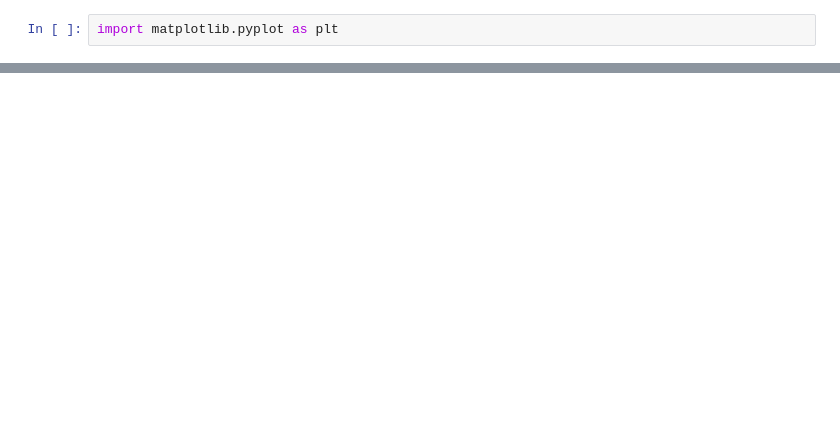
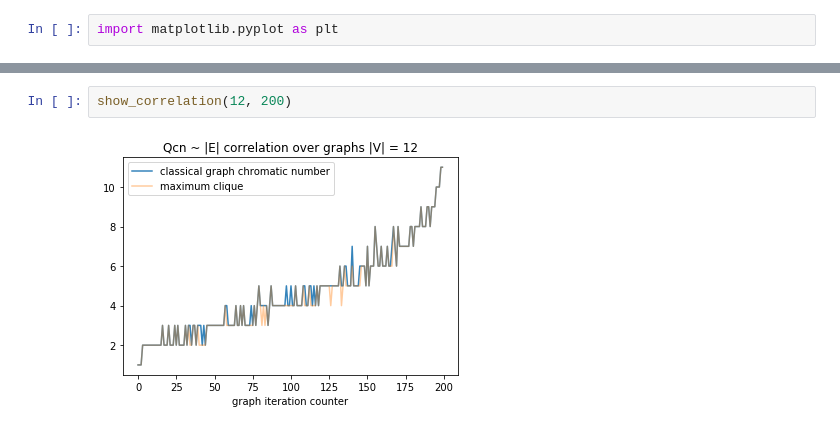
Before and after one commit to ddzunja/tensor-network-algorithm, a Jupyter notebook: graph coloring/Graph visualization.ipynb, the cells around one changed output, grey strips where cells are left out. Cells and saved outputs as stored; diff of their text form; blank space fills up the shorter version.

```diff
--- a/graph coloring/Graph visualization.ipynb
+++ b/graph coloring/Graph visualization.ipynb
@@ -227,0 +230,4 @@ show_correlation(15, 100)
+# %%
+show_correlation(12, 200)
+# %% [output]
+[figure, added]
```
Also changed, not shown: parts of 21 cells of this notebook, 2 other files.
